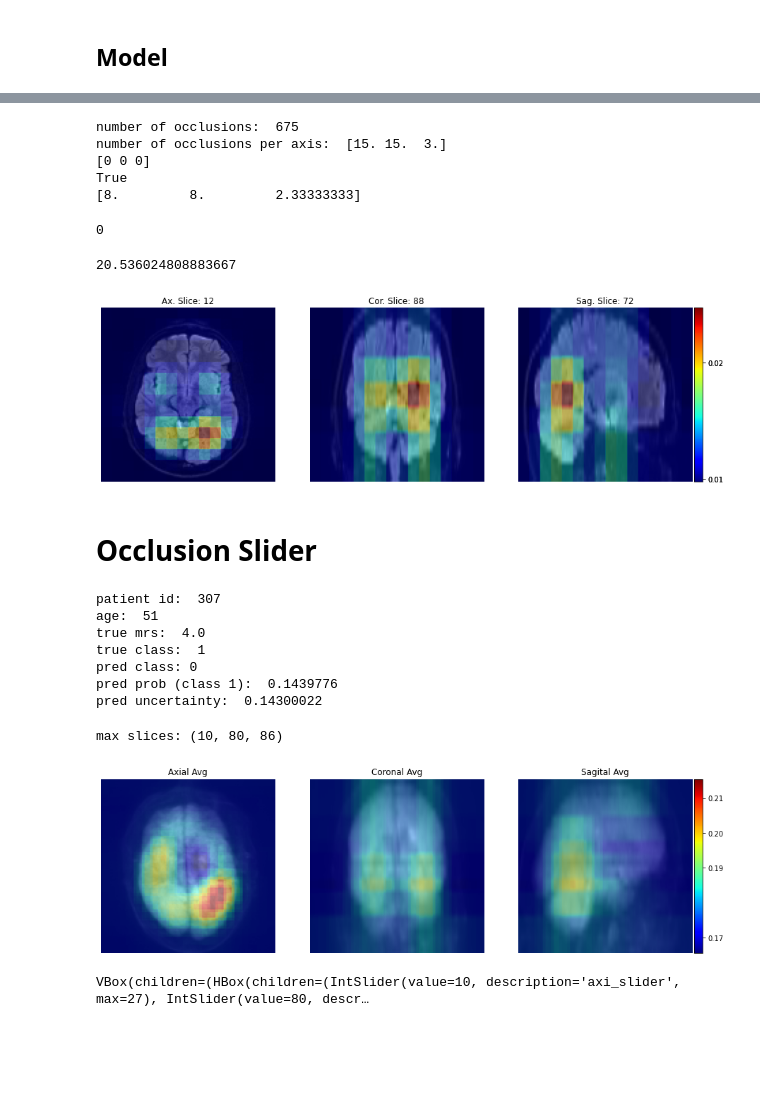
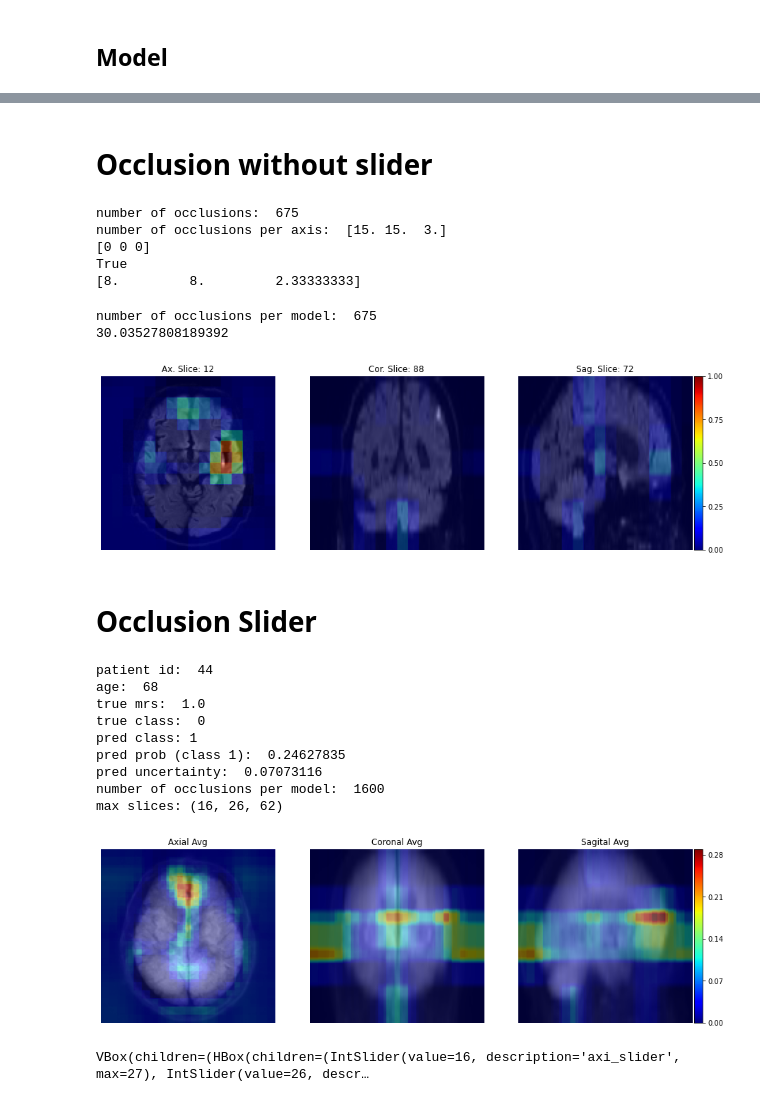
Before and after one commit to NorDar/explainable_AI, a Jupyter notebook: Occlusion_allModels_slider.ipynb, the cells around one changed output, grey strips where cells are left out. Saved outputs shown, nothing was run; the diff lists cells and outputs as text; code cells hidden in the pictures; blank space fills up the shorter version.

Commit message:
extracted slider and occlusion functions

```diff
--- a/Occlusion_allModels_slider.ipynb
+++ b/Occlusion_allModels_slider.ipynb
@@ -188,6 +101,8 @@ def volume_occlusion(volume, correct_class, occlusion_size,
+# %% [markdown]
+# Occlusion without slider
 # %%
 (res_table, res_images, res_model_names) = gc.get_img_and_models(
-        [1], results = all_results, pats = pat, imgs = X_in,
+        [5], results = all_results, pats = pat, imgs = X_in,
         gen_model_name = generate_model_name,
         num_models = num_models)
 # %%
@@ -207,39 +122,37 @@ number of occlusions per axis:  [15. 15.  3.]
 [0 0 0]
 True
 [8.         8.         2.33333333]
-# %%
-cnn = model_3d
-cnn.load_weights(res_model_names[0][0])
-res_table["y_pred_class"][0]
-# %% [output]
-0
 # %%
 import time
+from importlib import reload
+reload(oc)
 
 start = time.time()
-(heatmap) =  volume_occlusion(
+(heatmap, resized_img, max_hm_slice, hm_mean_std) =  oc.volume_occlusion(
     volume = res_images,
-    correct_class = res_table["y_pred_class"][0],
+    res_tab = res_table,
     occlusion_size = np.array(occ_size),
-    model = cnn,
+    normalize = True,
+    both_directions = False,
+    invert_hm = "pred_class",
+    cnn = model_3d,
+    model_names = res_model_names[0][0:3], # select model
     occlusion_stride = occ_stride)
 
 end = time.time()
 print(end - start)
 # %% [output]
-20.536024808883667
+number of occlusions per model:  675
+30.03527808189392
 # %%
-res_images = res_images.reshape(128,128,28)
-heatmap = heatmap.reshape(128, 128, 28)
-
-phm.plot_gradcam(res_images, heatmap,
+phm.plot_gradcam(resized_img, heatmap,
                 version = "overlay",
                 mode = "def",
                 slices = (88,72,12),
                 hm_colormap="jet",
                 hm_positive=True,
                 colorbar=True)
 # %% [output]
-[figure, old version]
+[figure, new version]
 # %% [markdown]
 # Occlusion Slider
@@ -347,17 +161,23 @@ def occlusion_interactive_plot(p_id, occ_size, occ_stride,
 # occ_stride = 8
 occ_size = (14, 14, 10)
 occ_stride = 6
-occlusion_interactive_plot(307,
-                           occ_size = occ_size, occ_stride = occ_stride,
-                           pred_hm_only=True)
+
+sl.occlusion_interactive_plot(
+    44,
+    occ_size = occ_size, occ_stride = occ_stride,
+    cnn=model_3d, all_results=all_results, pat=pat, X_in=X_in,
+    generate_model_name=generate_model_name, num_models=num_models,
+    pat_dat=pat_dat,
+    pred_hm_only=True)
 # %% [output]
-patient id:  307
-age:  51
-true mrs:  4.0
-true class:  1
-pred class: 0
-pred prob (class 1):  0.1439776
-pred uncertainty:  0.14300022
+patient id:  44
+age:  68
+true mrs:  1.0
+true class:  0
+pred class: 1
+pred prob (class 1):  0.24627835
+pred uncertainty:  0.07073116
+number of occlusions per model:  1600
+max slices: (16, 26, 62)
+[figure, new version]
-max slices: (10, 80, 86)
+VBox(children=(HBox(children=(IntSlider(value=16, description='axi_slider', max=27), IntSlider(value=26, descr…
-[figure, old version]
-VBox(children=(HBox(children=(IntSlider(value=10, description='axi_slider', max=27), IntSlider(value=80, descr…
```
Also changed, not shown: parts of 5 cells of this notebook, 3 other files.
